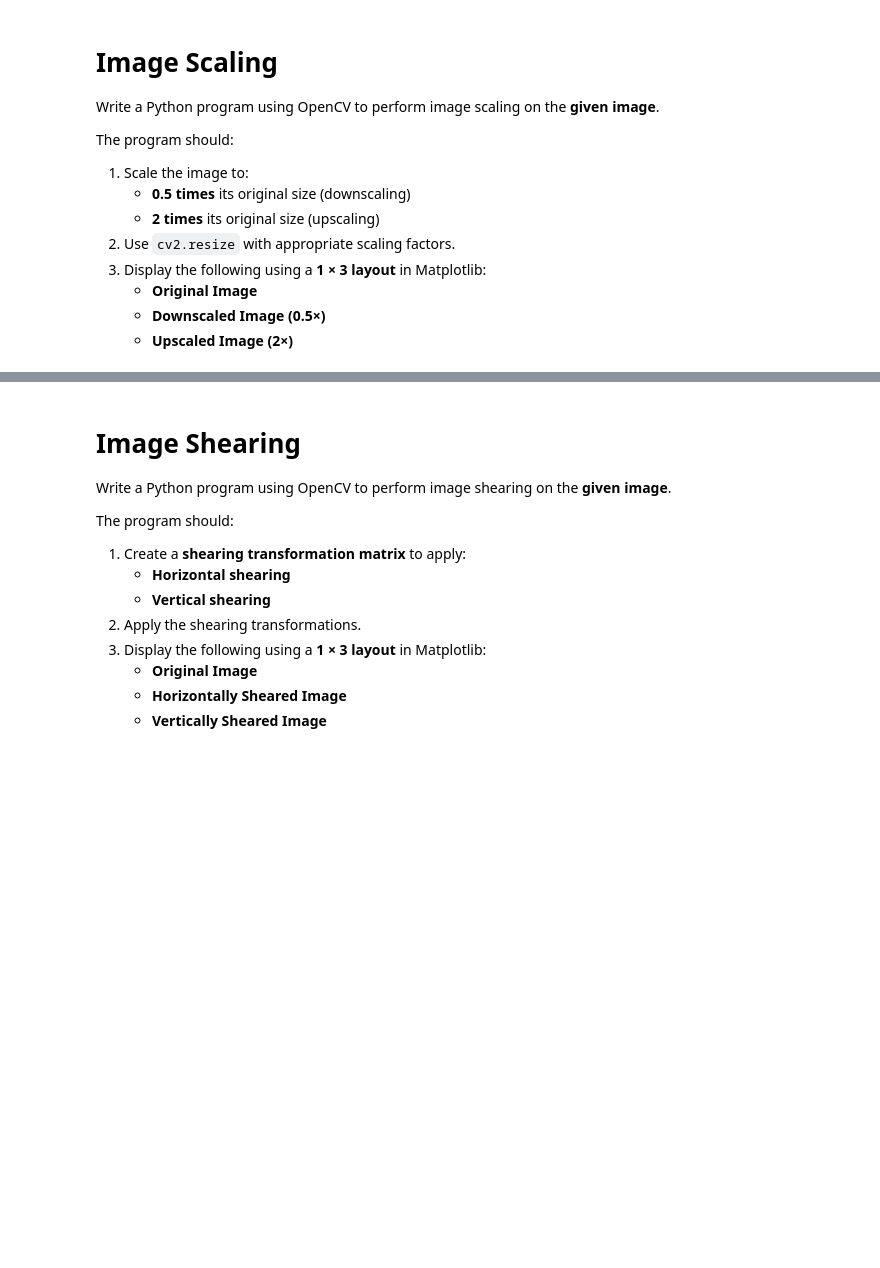
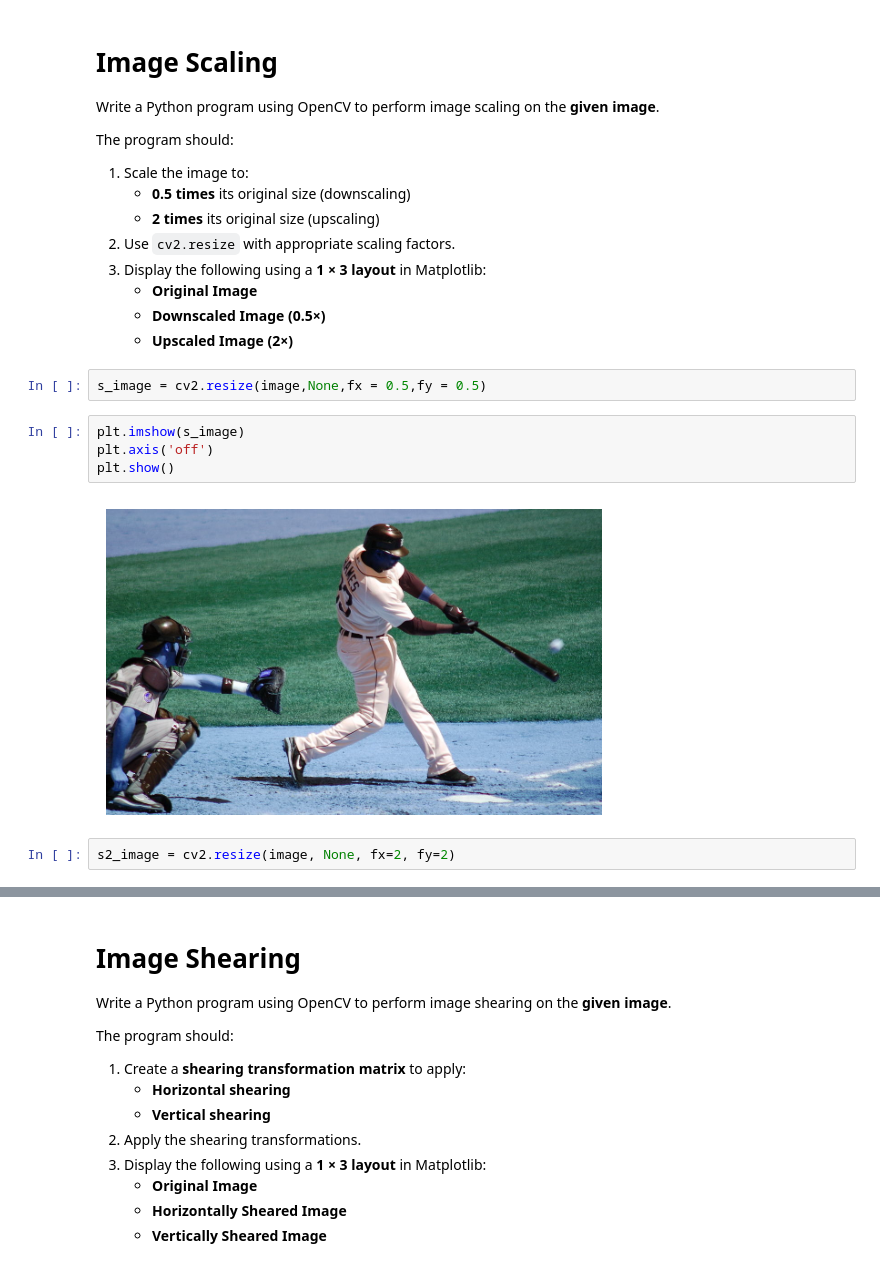
Before and after one commit to rajamanikandanravikumar/Geometric-Transformation-Using-OpenCv, a Jupyter notebook: Image Translation.ipynb, the cells around one changed output, grey strips where cells are left out. Cells and saved outputs as stored; diff of their text form; blank space fills up the shorter version.

```diff
--- a/Image Translation.ipynb
+++ b/Image Translation.ipynb
@@ -39,3 +49,13 @@ The program should:
    - **Original Image**
    - **Downscaled Image (0.5×)**
    - **Upscaled Image (2×)**
+# %%
+s_image = cv2.resize(image,None,fx = 0.5,fy = 0.5)
+# %%
+plt.imshow(s_image)
+plt.axis('off')
+plt.show()
+# %% [output]
+[figure, added]
+# %%
+s2_image = cv2.resize(image, None, fx=2, fy=2)
```
Also changed, not shown: parts of 17 cells of this notebook.
